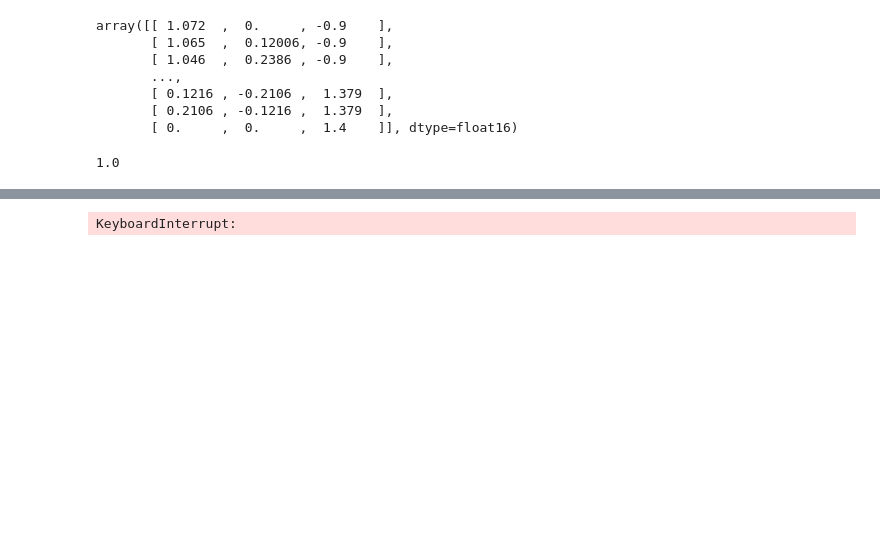
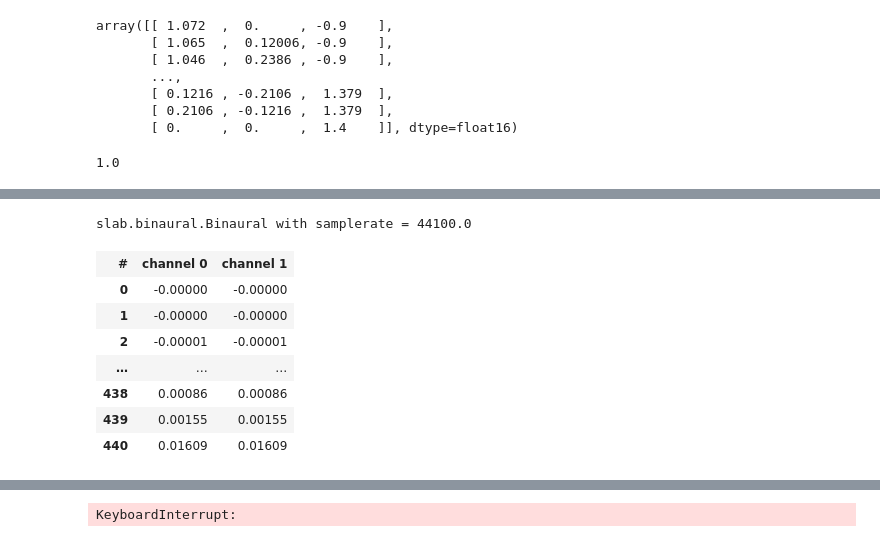
Before and after one commit to yunho-c/musical-intelligence, a Jupyter notebook: experiment_1.ipynb, the cells around one changed output, grey strips where cells are left out. Saved outputs shown, nothing was run; the diff lists cells and outputs as text; code cells hidden in the pictures; blank space fills up the shorter version.

```diff
--- a/experiment_1.ipynb
+++ b/experiment_1.ipynb
@@ -104,3 +118,15 @@ spatial_sounds[0].play()
+# %%
+spatial_sounds[0].trim(0, 0.01)
+# %% [output]
+slab.binaural.Binaural with samplerate = 44100.0
+| # | channel 0 | channel 1 |
+| 0 | -0.00000 | -0.00000 |
+| 1 | -0.00000 | -0.00000 |
+| 2 | -0.00001 | -0.00001 |
+| … | … | … |
+| 438 | 0.00086 | 0.00086 |
+| 439 | 0.00155 | 0.00155 |
+| 440 | 0.01609 | 0.01609 |
 # %%
 song_name = "Imagine Dragons - Warriors"
 # song_name = "Detective Conan - Hello Mr. My Yesterday 10기 오프닝(OP)"
```
Also changed, not shown: parts of 9 cells of this notebook, 8 other files.
